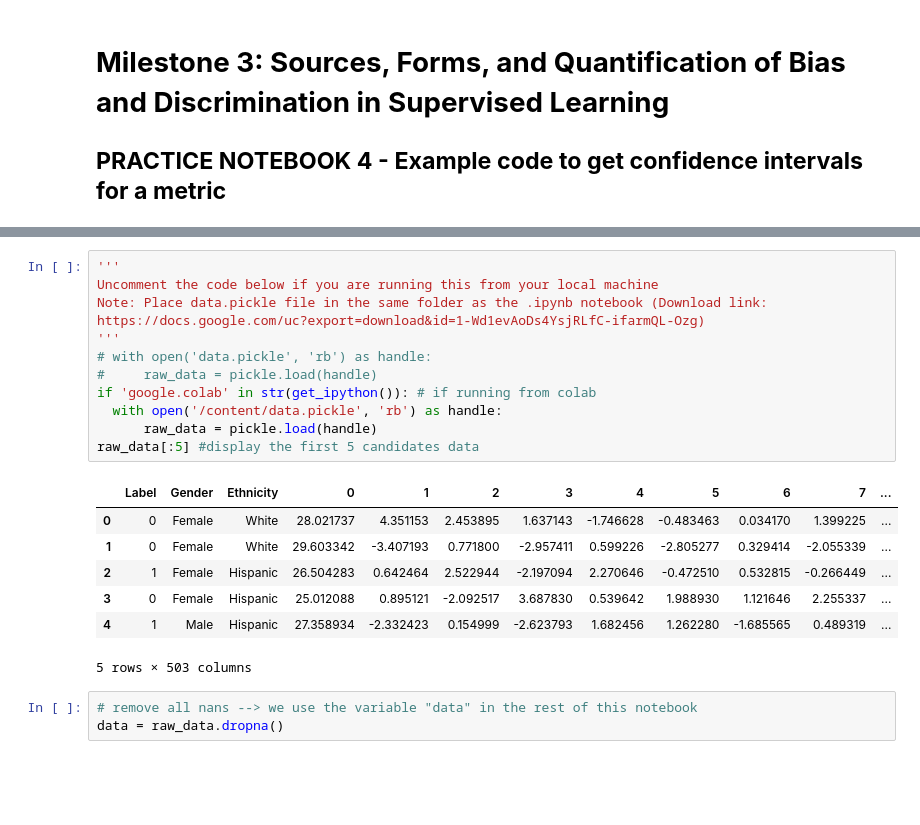
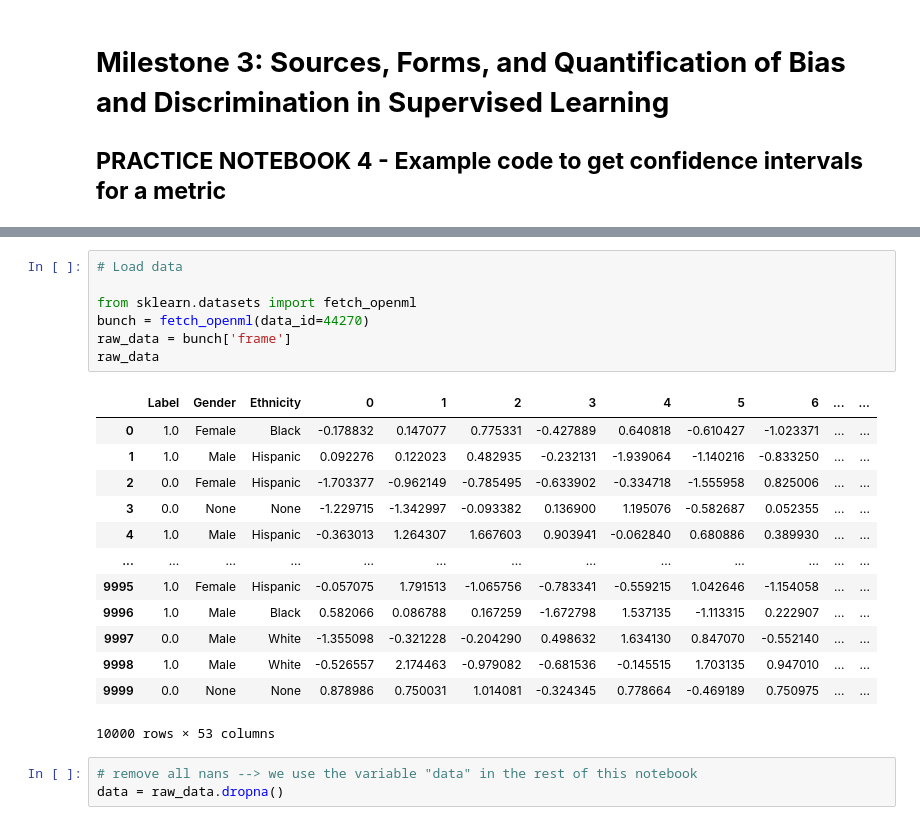
Before and after one commit to alan-turing-institute/bias-in-AI-course, a Jupyter notebook: Milestone3_Sources-Forms-and-Quantification-of-Bias-in-AI/notebooks/M3_Practice_4_Example_code_get_a_confidence_interval.ipynb, the cells around one changed output, grey strips where cells are left out. Saved outputs shown, nothing was run; the diff lists cells and outputs as text; blank space fills up the shorter version.

Commit message:
update milestone 3 exercise notebooks

```diff
--- a/Milestone3_Sources-Forms-and-Quantification-of-Bias-in-AI/notebooks/M3_Practice_4_Example_code_get_a_confidence_interval.ipynb
+++ b/Milestone3_Sources-Forms-and-Quantification-of-Bias-in-AI/notebooks/M3_Practice_4_Example_code_get_a_confidence_interval.ipynb
@@ -67,22 +51,24 @@ To: /content/data.pickle
-# %%
-'''
-Uncomment the code below if you are running this from your local machine
-Note: Place data.pickle file in the same folder as the .ipynb notebook (Download link: https://docs.google.com/uc?export=download&id=1-Wd1evAoDs4YsjRLfC-ifarmQL-Ozg)
-'''
-# with open('data.pickle', 'rb') as handle:
-#     raw_data = pickle.load(handle)
-if 'google.colab' in str(get_ipython()): # if running from colab
-  with open('/content/data.pickle', 'rb') as handle:
-      raw_data = pickle.load(handle)
-raw_data[:5] #display the first 5 candidates data
-# %% [output]
-|  | Label | Gender | Ethnicity | 0 | 1 | 2 | 3 | 4 | 5 | 6 | 7 | ... |
-| 0 | 0 | Female | White | 28.021737 | 4.351153 | 2.453895 | 1.637143 | -1.746628 | -0.483463 | 0.034170 | 1.399225 | ... |
-| 1 | 0 | Female | White | 29.603342 | -3.407193 | 0.771800 | -2.957411 | 0.599226 | -2.805277 | 0.329414 | -2.055339 | ... |
-| 2 | 1 | Female | Hispanic | 26.504283 | 0.642464 | 2.522944 | -2.197094 | 2.270646 | -0.472510 | 0.532815 | -0.266449 | ... |
-| 3 | 0 | Female | Hispanic | 25.012088 | 0.895121 | -2.092517 | 3.687830 | 0.539642 | 1.988930 | 1.121646 | 2.255337 | ... |
-| 4 | 1 | Male | Hispanic | 27.358934 | -2.332423 | 0.154999 | -2.623793 | 1.682456 | 1.262280 | -1.685565 | 0.489319 | ... |
-5 rows × 503 columns
+# %%
+# Load data
+
+from sklearn.datasets import fetch_openml
+bunch = fetch_openml(data_id=44270)
+raw_data = bunch['frame']
+raw_data
+# %% [output]
+|  | Label | Gender | Ethnicity | 0 | 1 | 2 | 3 | 4 | 5 | 6 | ... | ... |
+| 0 | 1.0 | Female | Black | -0.178832 | 0.147077 | 0.775331 | -0.427889 | 0.640818 | -0.610427 | -1.023371 | ... | ... |
+| 1 | 1.0 | Male | Hispanic | 0.092276 | 0.122023 | 0.482935 | -0.232131 | -1.939064 | -1.140216 | -0.833250 | ... | ... |
+| 2 | 0.0 | Female | Hispanic | -1.703377 | -0.962149 | -0.785495 | -0.633902 | -0.334718 | -1.555958 | 0.825006 | ... | ... |
+| 3 | 0.0 | None | None | -1.229715 | -1.342997 | -0.093382 | 0.136900 | 1.195076 | -0.582687 | 0.052355 | ... | ... |
+| 4 | 1.0 | Male | Hispanic | -0.363013 | 1.264307 | 1.667603 | 0.903941 | -0.062840 | 0.680886 | 0.389930 | ... | ... |
+| ... | ... | ... | ... | ... | ... | ... | ... | ... | ... | ... | ... | ... |
+| 9995 | 1.0 | Female | Hispanic | -0.057075 | 1.791513 | -1.065756 | -0.783341 | -0.559215 | 1.042646 | -1.154058 | ... | ... |
+| 9996 | 1.0 | Male | Black | 0.582066 | 0.086788 | 0.167259 | -1.672798 | 1.537135 | -1.113315 | 0.222907 | ... | ... |
+| 9997 | 0.0 | Male | White | -1.355098 | -0.321228 | -0.204290 | 0.498632 | 1.634130 | 0.847070 | -0.552140 | ... | ... |
+| 9998 | 1.0 | Male | White | -0.526557 | 2.174463 | -0.979082 | -0.681536 | -0.145515 | 1.703135 | 0.947010 | ... | ... |
+| 9999 | 0.0 | None | None | 0.878986 | 0.750031 | 1.014081 | -0.324345 | 0.778664 | -0.469189 | 0.750975 | ... | ... |
+10000 rows × 53 columns
 # %%
 # remove all nans --> we use the variable "data" in the rest of this notebook
 data = raw_data.dropna()
```
Also changed, not shown: parts of 10 cells of this notebook, 4 other files.
